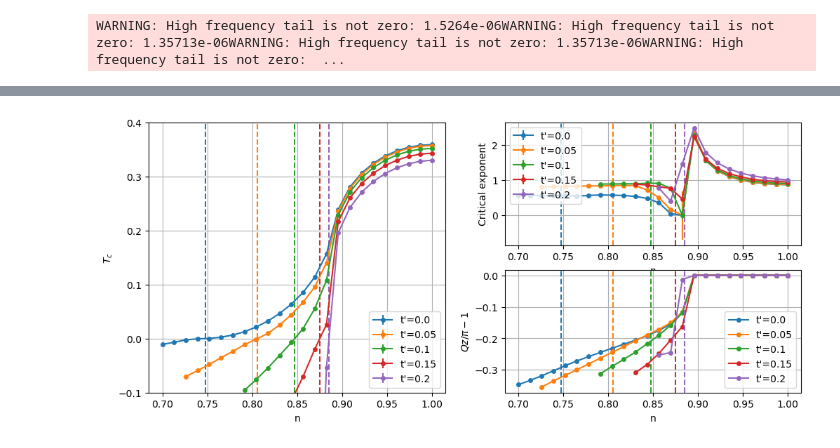
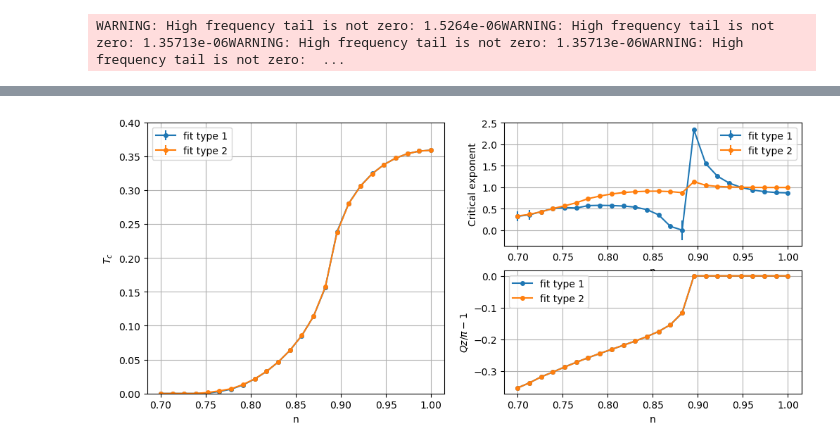
Before and after one commit to cctort/quantum_criticality, a Jupyter notebook: chi_rpa.ipynb, the cells around one changed output, grey strips where cells are left out. Drawn from its saved outputs; the diff is of its cells as text; code cells hidden in the pictures.

```diff
--- a/chi_rpa.ipynb
+++ b/chi_rpa.ipynb
@@ -316,13 +349,14 @@ plt.show()
 # %%
 U = 3
-n_list = np.linspace(0.7, 1., 24)[-12:]
-T_list = np.linspace(0., 0.01, 6)
+n_list = np.linspace(0.7, 1., 24)
+T_list = np.linspace(0., 0.05, 6)
 
 nk = 100
-tp_list = [0.2]
-for i, tp in enumerate(tp_list):
+fit_list = [critical1, critical2]
+fit_label = ['', '_2']
+for i, fit_type in enumerate(fit_list):
 
-    file = f'{save_dir}/nTdiag_U3tp{tp:.2f}'
+    file = f'{save_dir}/nTdiag_U3tp0.00{fit_label[i]}'
     if os.path.exists(file):
         results = HDFread_list(file, ['Xc'])
         n_old = [par_list[0]['n'] for par_list in results['par_list']]
@@ -332,9 +366,9 @@ for i, tp in enumerate(tp_list):
 
     par_list = []
     for i, n in enumerate(n_list):
-        par_list.append({'U': U, 'n': n, 'T': T_list + max(Tc[i], 0.01)})
+        par_list.append({'U': U, 'n': n, 'T': T_list + max(Tc[i], 0.005)})
 
-    sweep_dict = [{'par_dict': par_dict, 'nk': nk, 'fit': True, 'nk_avg': (10,1), 'tp': tp} for par_dict in par_list]
+    sweep_dict = [{'par_dict': par_dict, 'nk': nk, 'fit': True, 'fit_type': fit_type, 'nk_avg': (10,1)} for par_dict in par_list]
     results = sweep_parallel(sweep_chirpa, sweep_dict, n_jobs=6, save_file=file)
 
     Tc = np.array([res['Xc'] for res in results])
@@ -363,39 +403,41 @@ Starting serial run at: 2026-04-14 00:24:44.711432
 # %%
 fig = plt.figure(figsize=(12, 5))
 ax = [fig.add_subplot(1,2,1),
       fig.add_subplot(2,2,2),
       fig.add_subplot(2,2,4)]
 for a in ax:
     a.grid()
     a.set_xlabel('n')
 
-ax[0].set_ylim(-0.1, 0.4)
+ax[0].set_ylim(-0., 0.4)
 
 ax[0].set_ylabel('$T_c$')
 ax[1].set_ylabel('Critical exponent')
 ax[2].set_ylabel(r'$Qz/\pi-1$')
 
-tp_list = [0., 0.05, 0.1, 0.15, 0.2]
-for i, tp in enumerate(tp_list):
+fit_list = [critical1, critical2]
+fit_label = ['', '_2']
+for i, fit_type in enumerate(fit_list):
 
-    results = HDFread_list(f'{save_dir}/nTdiag_U3tp{tp:.2f}',
+    results = HDFread_list(f'{save_dir}/nTdiag_U3tp0.00{fit_label[i]}',
                  ['Xc', 'Xc_err', 'gamma', 'gamma_err', 'Qc'])
 
     n_list = [par_list[0]['n'] for par_list in results['par_list']]
     Qz = [Q[-1]-1 for Q in results['Qc']]
 
-    ax[0].errorbar(n_list, results['Xc'], results['Xc_err'], fmt='o-', label=f"t'={tp}", markersize=4)
-    ax[1].errorbar(n_list, results['gamma'], results['gamma_err'], fmt='o-', label=f"t'={tp}", markersize=4)
-    line = ax[2].plot(n_list, Qz, 'o-', label=f"t'={tp}", markersize=4)
+    ax[0].errorbar(n_list, results['Xc'], results['Xc_err'], fmt='o-', label=f"fit type {i+1}", markersize=4)
+    ax[1].errorbar(n_list, results['gamma'], results['gamma_err'], fmt='o-', label=f"fit type {i+1}", markersize=4)
+    line = ax[2].plot(n_list, Qz, 'o-', label=f"fit type {i+1}", markersize=4)
     color = line[0].get_color()
 
     n_crit = np.interp(0., results['Xc'], n_list)
     for a in ax:
-        a.axvline(n_crit, linestyle='--', color=color)
+        #a.axvline(n_crit, linestyle='--', color=color)
         a.legend()
 
+plt.savefig(f'{save_dir}/fit_type.png', dpi=100)
 plt.show()
 # %% [output]
-[figure, old version]
+[figure, new version]
 # %%
 U = 3
```
Also changed, not shown: parts of 16 cells of this notebook, 7 other files.
